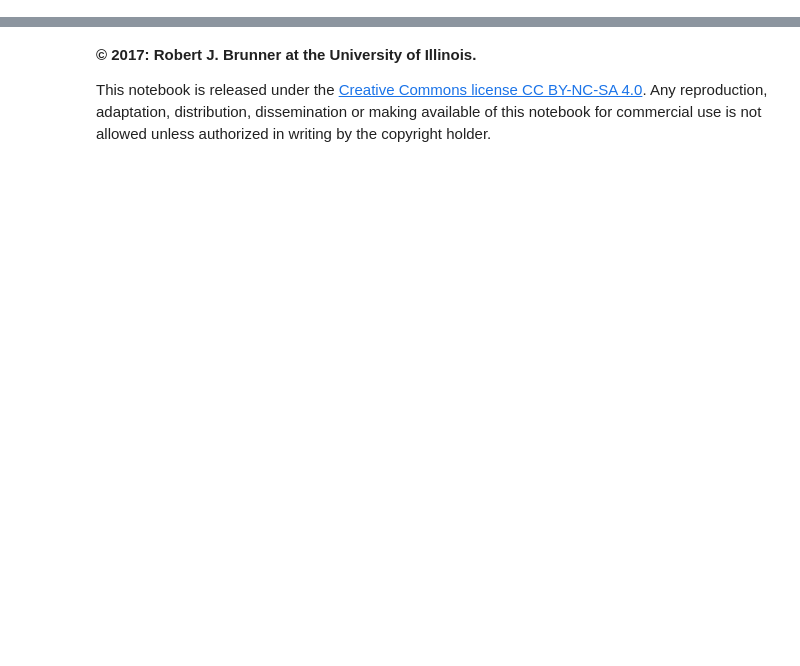
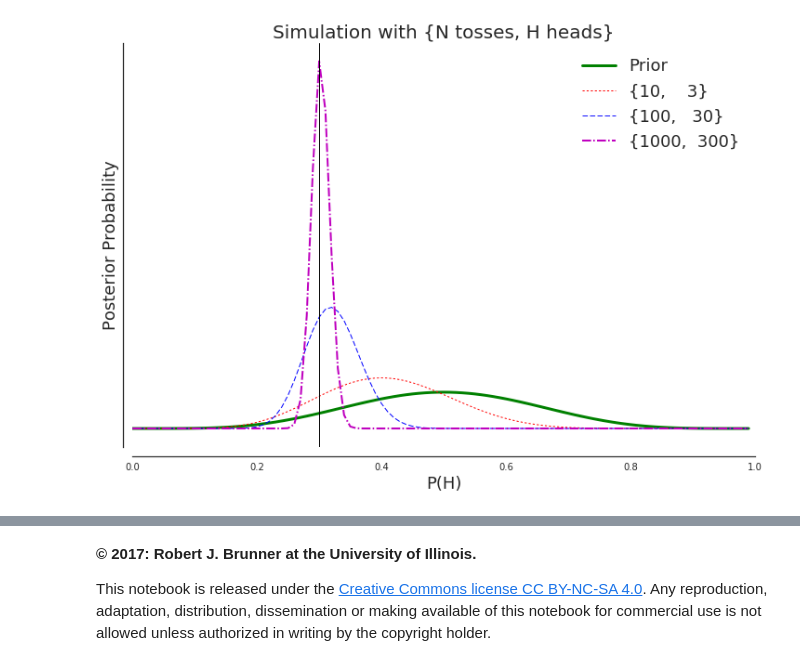
Before and after one commit to liweiweng/accy571-fa17, a Jupyter notebook: Module9/notebooks/intro2bs.ipynb, the cells around one changed output, grey strips where cells are left out. Saved outputs shown, nothing was run; the diff lists cells and outputs as text; code cells hidden in the pictures; blank space fills up the shorter version.

```diff
--- a/Module9/notebooks/intro2bs.ipynb
+++ b/Module9/notebooks/intro2bs.ipynb
@@ -36,3 +38,12 @@ import seaborn as sns
 # occur when making visualizations
 import warnings
 warnings.filterwarnings('ignore')
+
+# Set global figure properties
+import matplotlib as mpl
+mpl.rcParams.update({'axes.titlesize' : 20,
+                     'axes.labelsize' : 18,
+                     'legend.fontsize': 16})
+
+# Set default Seaborn plotting style
+sns.set_style('white')
@@ -49,0 +68,64 @@ A
+# %%
+# Bias value
+bc = 0.3
+
+# We flip n coins and observe h heads,
+def binomial(data, n, h):
+    # We can ignore the combination since it divides out in the normalization
+    # Build up our probabilities
+    p = [(x**h * (1 - x)**(n - h)) for x in data]
+
+    # Normalize probabilities
+    return (p / sum(p))
+
+
+fig, ax = plt.subplots(figsize=(12, 8))
+
+# Sample points
+x = np.arange(0.0, 1.0, 0.01)
+
+# Prior is fair coin, so we assume 10 flips, 5 heads.
+prior = binomial(x, 10, 5)
+ax.plot(x, prior, linewidth=3, color='g', linestyle='-', label='Prior')
+
+# Now simulate posterior for biased coin
+
+# First, 10 coin flips
+num_flips = 10
+likelihood1 = binomial(x, num_flips, num_flips * bc)
+post1 = likelihood1 * prior
+post1 /= np.sum(post1)
+ax.plot(x, post1, linewidth=1, color='r', linestyle=':',
+        label=f'{{{num_flips}, {num_flips * bc:4.0f}}}')
+
+# Second, 100 coin flips
+num_flips = 100
+likelihood2 = binomial(x, num_flips, num_flips * bc)
+post2 = likelihood2 * prior
+post2 /= np.sum(post2)
+ax.plot(x, post2, linewidth=1, color='b', linestyle='--',
+        label=f'{{{num_flips}, {num_flips * bc:4.0f}}}')
+
+# Third, 1000 coin flips
+num_flips = 1000
+likelihood3 = binomial(x, num_flips, num_flips * bc)
+post3 = likelihood3 * prior
+post3 /= np.sum(post3)
+ax.plot(x, post3, linewidth=2, color='m', linestyle='-.',
+        label=f'{{{num_flips}, {num_flips * bc:4.0f}}}')
+
+# Decorate plot
+ax.set_xlabel("P(H)", fontsize=18)
+ax.set_ylabel("Posterior Probability", fontsize=18)
+ax.set_title("Simulation with {N tosses, H heads}", fontsize=20)
+ax.set_xlim(0, 1)
+ax.set_yticks([])
+
+# Plot biased coin value
+ax.axvline(bc, 0, 1, c='k', linewidth=1, linestyle='-')
+ax.legend(loc=1, fontsize = 18)
+
+# Clean-up
+sns.despine(offset = 10, trim=True)
+# %% [output]
+[figure, added]
```
Also changed, not shown: parts of 14 cells of this notebook, 7 other files.
